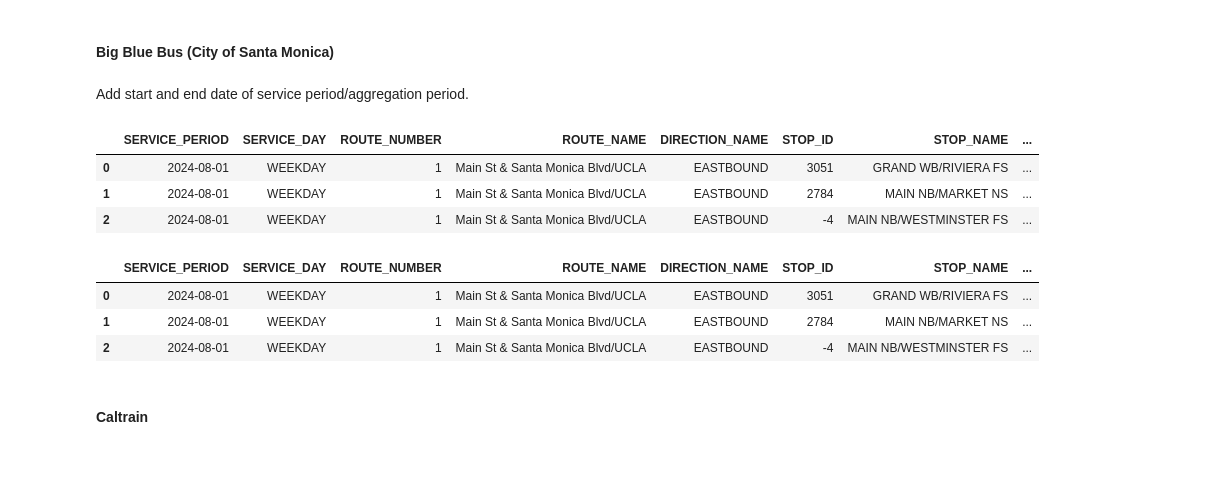
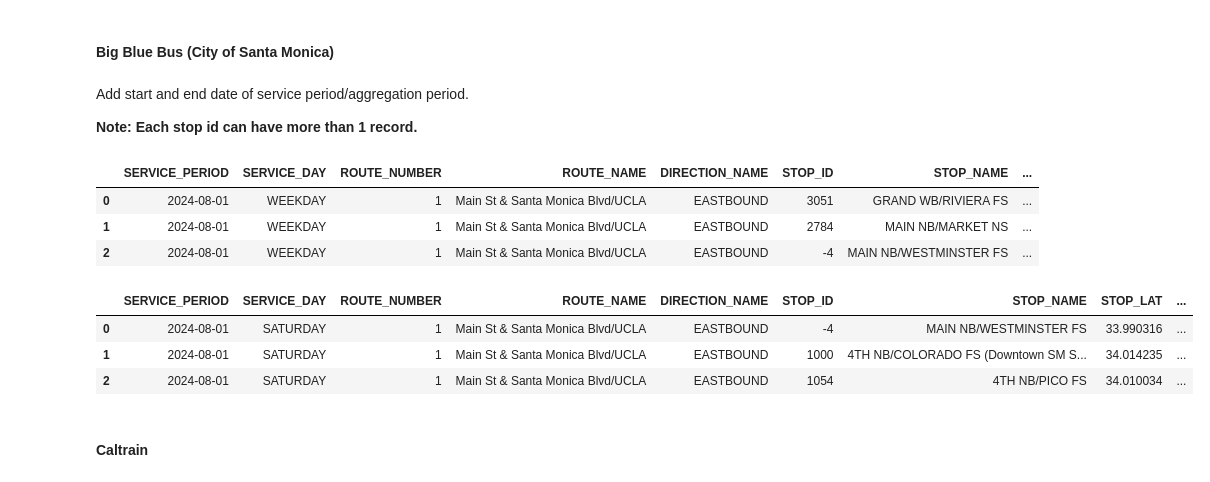
Before and after one commit to cal-itp/transit-ridership-analytics, a Jupyter notebook: Pre-process.ipynb, the cells around one changed output. Cells and saved outputs as stored; diff of their text form; code cells hidden in the pictures.

```diff
--- a/Pre-process.ipynb
+++ b/Pre-process.ipynb
@@ -141,6 +141,8 @@ raw_bart_export.head()
 #### Big Blue Bus (City of Santa Monica)
 # %% [markdown]
 Add start and end date of service period/aggregation period.
+
+**Note: Each stop id can have more than 1 record.**
 # %%
 raw_big_blue_bus = pd.read_excel("transit_agency_ridership_raw_datasets/Big Blue Bus/CADOT_REQ_AVG_RIDERSHIP BY ROUTE AND STOP (DATAVIEW).xlsx")
 raw_big_blue_bus.head(3)
@@ -150,16 +152,19 @@ raw_big_blue_bus.head(3)
 | 1 | 2024-08-01 | WEEKDAY | 1 | Main St & Santa Monica Blvd/UCLA | EASTBOUND | 2784 | MAIN NB/MARKET NS | ... |
 | 2 | 2024-08-01 | WEEKDAY | 1 | Main St & Santa Monica Blvd/UCLA | EASTBOUND | -4 | MAIN NB/WESTMINSTER FS | ... |
 # %%
-raw_big_blue_bus["start_date"] = raw_big_blue_bus["SERVICE_PERIOD"]
-raw_big_blue_bus["end_date"] = raw_big_blue_bus["SERVICE_PERIOD"] + pd.offsets.MonthEnd(4)
+raw_big_blue_bus_export = raw_big_blue_bus.groupby(["SERVICE_PERIOD", "SERVICE_DAY", "ROUTE_NUMBER", "ROUTE_NAME", "DIRECTION_NAME",
+                                                    "STOP_ID", "STOP_NAME", "STOP_LAT", "STOP_LON"])[["AVERAGE_DAILY_BOARDINGS", "AVERAGE_DAILY_ALIGHTINGS"]].sum().reset_index()
 
-raw_big_blue_bus.to_excel("transit_agency_ridership_preprocessed_datasets/big_blue_bus_ridership.xlsx")
-raw_big_blue_bus.head(3)
+raw_big_blue_bus_export["start_date"] = raw_big_blue_bus_export["SERVICE_PERIOD"]
+raw_big_blue_bus_export["end_date"] = raw_big_blue_bus_export["SERVICE_PERIOD"] + pd.offsets.MonthEnd(4)
+
+raw_big_blue_bus_export.to_excel("transit_agency_ridership_preprocessed_datasets/big_blue_bus_ridership.xlsx")
+raw_big_blue_bus_export.head(3)
 # %% [output]
-|  | SERVICE_PERIOD | SERVICE_DAY | ROUTE_NUMBER | ROUTE_NAME | DIRECTION_NAME | STOP_ID | STOP_NAME | ... |
-| 0 | 2024-08-01 | WEEKDAY | 1 | Main St & Santa Monica Blvd/UCLA | EASTBOUND | 3051 | GRAND WB/RIVIERA FS | ... |
-| 1 | 2024-08-01 | WEEKDAY | 1 | Main St & Santa Monica Blvd/UCLA | EASTBOUND | 2784 | MAIN NB/MARKET NS | ... |
-| 2 | 2024-08-01 | WEEKDAY | 1 | Main St & Santa Monica Blvd/UCLA | EASTBOUND | -4 | MAIN NB/WESTMINSTER FS | ... |
+|  | SERVICE_PERIOD | SERVICE_DAY | ROUTE_NUMBER | ROUTE_NAME | DIRECTION_NAME | STOP_ID | STOP_NAME | STOP_LAT | ... |
+| 0 | 2024-08-01 | SATURDAY | 1 | Main St & Santa Monica Blvd/UCLA | EASTBOUND | -4 | MAIN NB/WESTMINSTER FS | 33.990316 | ... |
+| 1 | 2024-08-01 | SATURDAY | 1 | Main St & Santa Monica Blvd/UCLA | EASTBOUND | 1000 | 4TH NB/COLORADO FS (Downtown SM S... | 34.014235 | ... |
+| 2 | 2024-08-01 | SATURDAY | 1 | Main St & Santa Monica Blvd/UCLA | EASTBOUND | 1054 | 4TH NB/PICO FS | 34.010034 | ... |
 # %% [markdown]
 #### Caltrain
 # %% [markdown]
```
Also changed, not shown: parts of 30 cells of this notebook, 12 other files.
